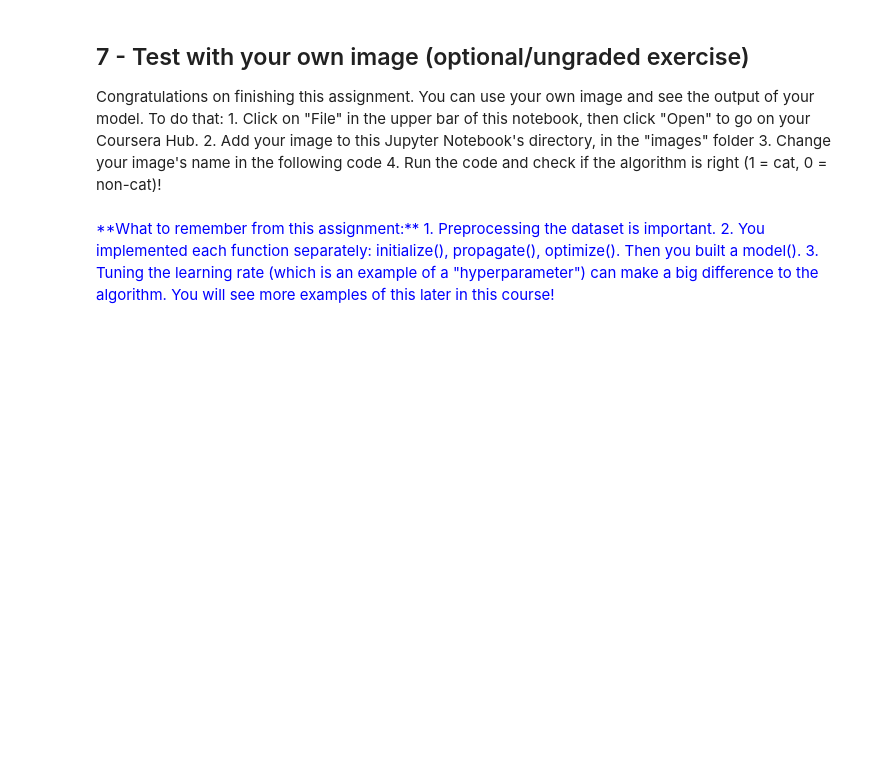
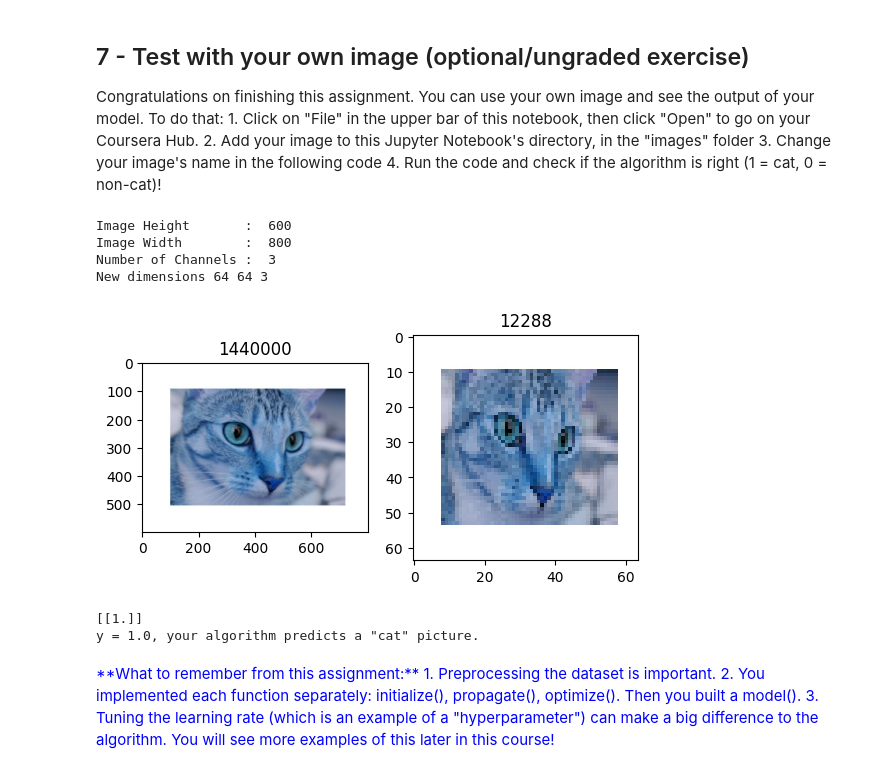
Before and after one commit to armandoordonez/deeplearning, a Jupyter notebook: LR_NN_V2.ipynb, the cells around one changed output. Cells and saved outputs as stored; diff of their text form; code cells hidden in the pictures; blank space fills up the shorter version.

```diff
--- a/LR_NN_V2.ipynb
+++ b/LR_NN_V2.ipynb
@@ -787,6 +783,63 @@ Congratulations on finishing this assignment. You can use your own image and see
     2. Add your image to this Jupyter Notebook's directory, in the "images" folder
     3. Change your image's name in the following code
     4. Run the code and check if the algorithm is right (1 = cat, 0 = non-cat)!
+# %%
+import cv2
+
+# read image
+img = cv2.imread('drive/MyDrive/datasets/gato.jpg', cv2.IMREAD_UNCHANGED)
+
+# get dimensions of image
+dimensions = img
+
+# height, width, number of channels in image
+height = img.shape[0]
+width = img.shape[1]
+channels = img.shape[2]
+
+#print('Image Dimension    : ',dimensions)
+print('Image Height       : ',height)
+print('Image Width        : ',width)
+print('Number of Channels : ',channels)
+
+h, w, c = img.shape
+
+# new resized image
+resizedImage = cv2.resize(img, (64, 64))
+
+h, w, c = resizedImage.shape
+
+print ("New dimensions", h, w, c)
+
+def plot_image(img1, img2):
+    plt.subplot(1, 2, 1)
+
+    plt.imshow(img1)
+    plt.title(img1.size)
+
+    plt.subplot(1, 2, 2)
+    plt.imshow(img2)
+    plt.title(img2.size)
+
+    plt.show()
+
+plot_image(img, resizedImage)
+# %% [output]
+Image Height       :  600
+Image Width        :  800
+Number of Channels :  3
+New dimensions 64 64 3
+[figure, added]
+# %%
+my_image = resizedImage.reshape((1, num_px * num_px * 3)).T
+my_predicted_image = predict(d["w"], d["b"], my_image)
+print(my_predicted_image)
+
+
+print("y = " + str(np.squeeze(my_predicted_image)) + ", your algorithm predicts a \"" + classes[int(np.squeeze(my_predicted_image)),].decode("utf-8") +  "\" picture.")
+# %% [output]
+[[1.]]
+y = 1.0, your algorithm predicts a "cat" picture.
 # %% [markdown]
 <font color='blue'>
 **What to remember from this assignment:**
```
Also changed, not shown: parts of 2 cells of this notebook.
